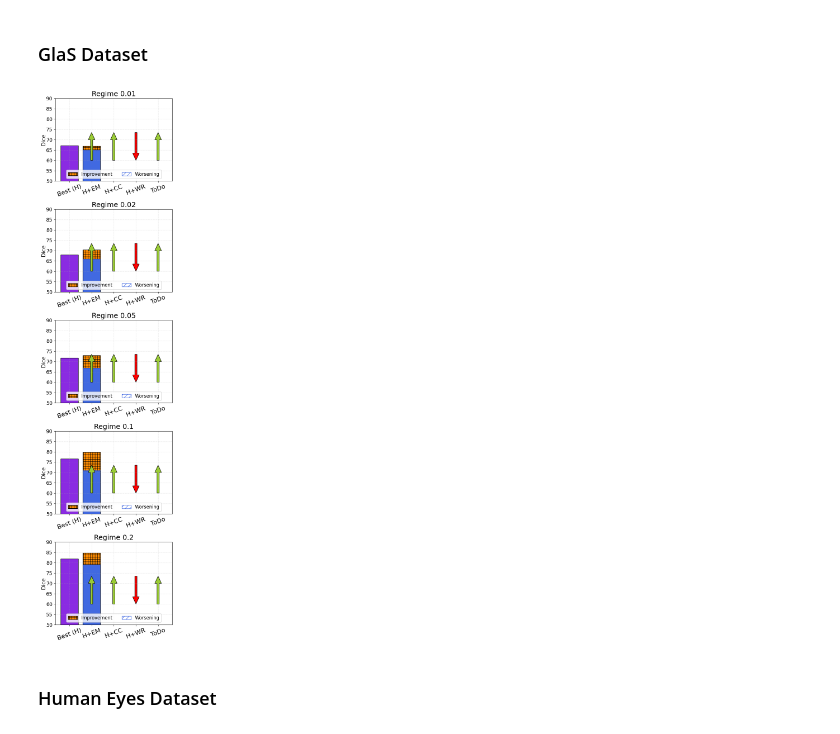
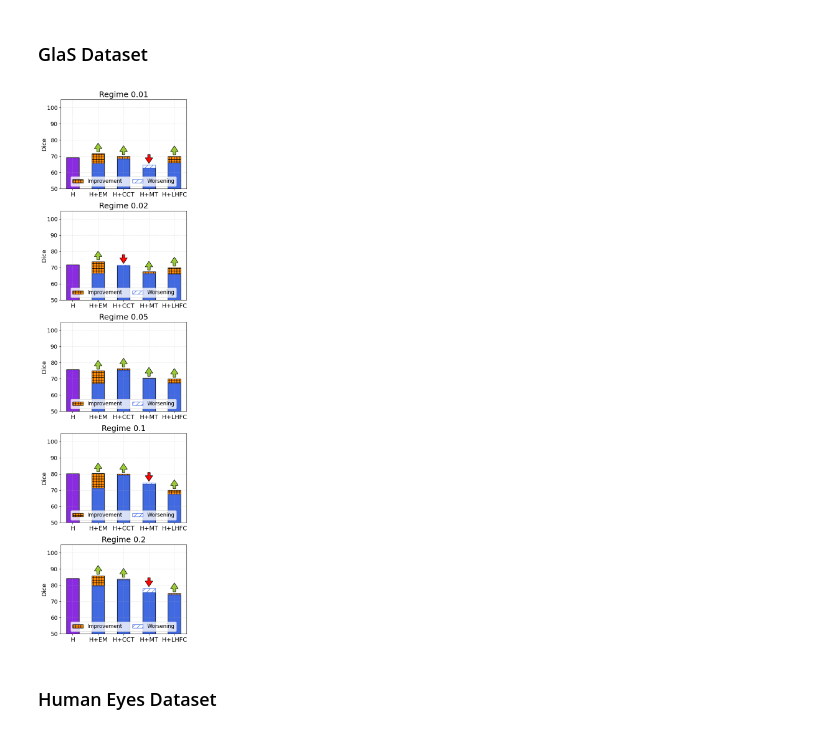
Before and after one commit to ciampluca/hebbian-skin-cancer-segmentation, a Jupyter notebook: show.ipynb, the cells around one changed output. Cells and saved outputs as stored; diff of their text form; code cells hidden in the pictures.

```diff
--- a/show.ipynb
+++ b/show.ipynb
@@ -933,114 +906,114 @@ plt.show()
 # %% [markdown]
 <h3>GlaS Dataset</h3>
 # %%
-width=0.8
+width=0.5
 
-x_labels = ['Best (H)', 'H+EM', 'H+CC', 'H+WR', 'ToDo']
+x_labels = ['H', 'H+EM', 'H+CCT', 'H+MT', 'H+LHFC']
 regimes = ['0.01', '0.02', '0.05', '0.1', '0.2']
 
-fig, axes = plt.subplots(5, 1, figsize=(5, 20), squeeze=False)
+fig, axes = plt.subplots(5, 1, figsize=(5, 18), squeeze=False)
 
 for j in range(5):
     #axes[0][j].xaxis.set_major_locator(ticker.NullLocator())
     #axes[0][j].set_xlabel("Method", fontsize=10)
-    axes[j][0].tick_params(axis='x', labelrotation=20)
-    axes[j][0].xaxis.set_tick_params(labelsize=16)
-    axes[j][0].grid(linestyle='--', linewidth=0.8, alpha=0.3)
+    axes[j][0].tick_params(axis='x', labelrotation=0)
+    axes[j][0].xaxis.set_tick_params(labelsize=14)
+    axes[j][0].grid(linestyle='--', linewidth=0.8, alpha=0.35)
     axes[j][0].set_ylabel("Dice", fontsize=14, labelpad=0)
     axes[j][0].yaxis.set_tick_params(labelsize=13)
     axes[j][0].set_title('Regime {}'.format(regimes[j]), fontsize=18)
-    axes[j][0].set_ylim([50, 90])
+    axes[j][0].set_ylim([50, 105])
 
 
 ############################
 # Regime 0.01
-hebb_001 = [67.15, 0, 0, 0, 0]
-values_001 = [0, 64.96, 0, 0, 0]
-improvements_001 = [0, (66.87-64.96), 0, 0, 0]
-worsening_001 = [0, 0, 0, 0, 0]
+hebb_001 = [69.32, 0, 0, 0, 0]
+values_001 = [0, 65.58, 68.45, 64.63-(64.63-62.85), 65.96]
+improvements_001 = [0, (71.70-65.58), (70.09-68.45), 0, (70-65.96)]
+worsening_001 = [0, 0, 0, (64.63-62.85), 0]
 
 axes[0,0].bar(x_labels, hebb_001, width=width, edgecolor="black", color='blueviolet')
 axes[0,0].bar(x_labels, values_001, width=width, edgecolor="black", color='royalblue')
 axes[0,0].bar(x_labels, improvements_001, bottom=values_001, width=width, edgecolor="black", color='darkorange', label='Improvement', hatch="++")
 axes[0,0].bar(x_labels, worsening_001, bottom=values_001, width=width, edgecolor="royalblue", color='white', label='Worsening', hatch="//")
-axes[0,0].arrow(x=1, y=60, dx=0, dy=10, width=.1, facecolor='yellowgreen', edgecolor='black', head_width=0.3, head_length=3.5)
-axes[0,0].arrow(x=2, y=60, dx=0, dy=10, width=.1, facecolor='yellowgreen', edgecolor='black', head_width=0.3, head_length=3.5)
-axes[0,0].arrow(x=3, y=60+10+3.5, dx=0, dy=-10, width=.1, facecolor='red', edgecolor='black', head_width=0.3, head_length=3.5)
-axes[0,0].arrow(x=4, y=60, dx=0, dy=10, width=.1, facecolor='yellowgreen', edgecolor='black', head_width=0.3, head_length=3.5)
+axes[0,0].arrow(x=1, y=71.70+1, dx=0, dy=2, width=.1, facecolor='yellowgreen', edgecolor='black', head_width=0.3, head_length=3.5)
+axes[0,0].arrow(x=2, y=70.09+1, dx=0, dy=2, width=.1, facecolor='yellowgreen', edgecolor='black', head_width=0.3, head_length=3.5)
+axes[0,0].arrow(x=3, y=64.63+1+2+3.5, dx=0, dy=-2, width=.1, facecolor='red', edgecolor='black', head_width=0.3, head_length=3.5)
+axes[0,0].arrow(x=4, y=70+1, dx=0, dy=2, width=.1, facecolor='yellowgreen', edgecolor='black', head_width=0.3, head_length=3.5)
 axes[0,0].legend(ncol=2, fontsize=12, loc='lower center')
 
 ############################
 # Regime 0.02
-hebb_002 = [67.97, 0, 0, 0, 0]
-values_002 = [0, 65.91, 0, 0, 0]
-improvements_002 = [0, (70.34-65.91), 0, 0, 0]
-worsening_002 = [0, 0, 0, 0, 0]
+hebb_002 = [71.87, 0, 0, 0, 0]
+values_002 = [0, 66.42, 71.54-(71.54-71.19), 66.46, 66.00]
+improvements_002 = [0, (73.78-66.42), 0, (67.50-66.46), (70-66.00)]
+worsening_002 = [0, 0, (71.54-71.19), 0, 0]
 
 axes[1,0].bar(x_labels, hebb_002, width=width, edgecolor="black", color='blueviolet')
 axes[1,0].bar(x_labels, values_002, width=width, edgecolor="black", color='royalblue')
 axes[1,0].bar(x_labels, improvements_002, bottom=values_002, width=width, edgecolor="black", color='darkorange', label='Improvement', hatch="++")
 axes[1,0].bar(x_labels, worsening_002, bottom=values_002, width=width, edgecolor="royalblue", color='white', label='Worsening', hatch="//")
-axes[1,0].arrow(x=1, y=60, dx=0, dy=10, width=.1, facecolor='yellowgreen', edgecolor='black', head_width=0.3, head_length=3.5)
-axes[1,0].arrow(x=2, y=60, dx=0, dy=10, width=.1, facecolor='yellowgreen', edgecolor='black', head_width=0.3, head_length=3.5)
-axes[1,0].arrow(x=3, y=60+10+3.5, dx=0, dy=-10, width=.1, facecolor='red', edgecolor='black', head_width=0.3, head_length=3.5)
-axes[1,0].arrow(x=4, y=60, dx=0, dy=10, width=.1, facecolor='yellowgreen', edgecolor='black', head_width=0.3, head_length=3.5)
+axes[1,0].arrow(x=1, y=73.78+1, dx=0, dy=2, width=.1, facecolor='yellowgreen', edgecolor='black', head_width=0.3, head_length=3.5)
+axes[1,0].arrow(x=2, y=71.54+1+2+3.5, dx=0, dy=-2, width=.1, facecolor='red', edgecolor='black', head_width=0.3, head_length=3.5)
+axes[1,0].arrow(x=3, y=67.50+1, dx=0, dy=2, width=.1, facecolor='yellowgreen', edgecolor='black', head_width=0.3, head_length=3.5)
+axes[1,0].arrow(x=4, y=70+1, dx=0, dy=2, width=.1, facecolor='yellowgreen', edgecolor='black', head_width=0.3, head_length=3.5)
 axes[1,0].legend(ncol=2, fontsize=12, loc='lower center')
 
 ############################
 # Regime 0.05
-hebb_005 = [71.74, 0, 0, 0, 0]
-values_005 = [0, 66.89, 0, 0, 0]
-improvements_005 = [0, (73.01-66.89), 0, 0, 0]
+hebb_005 = [75.84, 0, 0, 0, 0]
+values_005 = [0, 67.14, 75.35, 70.31, 67.36]
+improvements_005 = [0, (75.02-67.14), (76.33-75.35), (70.66-70.31), (70-67.36)]
 worsening_005 = [0, 0, 0, 0, 0]
 
 axes[2,0].bar(x_labels, hebb_005, width=width, edgecolor="black", color='blueviolet')
 axes[2,0].bar(x_labels, values_005, width=width, edgecolor="black", color='royalblue')
 axes[2,0].bar(x_labels, improvements_005, bottom=values_005, width=width, edgecolor="black", color='darkorange', label='Improvement', hatch="++")
 axes[2,0].bar(x_labels, worsening_005, bottom=values_005, width=width, edgecolor="royalblue", color='white', label='Worsening', hatch="//")
-axes[2,0].arrow(x=1, y=60, dx=0, dy=10, width=.1, facecolor='yellowgreen', edgecolor='black', head_width=0.3, head_length=3.5)
-axes[2,0].arrow(x=2, y=60, dx=0, dy=10, width=.1, facecolor='yellowgreen', edgecolor='black', head_width=0.3, head_length=3.5)
-axes[2,0].arrow(x=3, y=60+10+3.5, dx=0, dy=-10, width=.1, facecolor='red', edgecolor='black', head_width=0.3, head_length=3.5)
-axes[2,0].arrow(x=4, y=60, dx=0, dy=10, width=.1, facecolor='yellowgreen', edgecolor='black', head_width=0.3, head_length=3.5)
+axes[2,0].arrow(x=1, y=75.02+1, dx=0, dy=2, width=.1, facecolor='yellowgreen', edgecolor='black', head_width=0.3, head_length=3.5)
+axes[2,0].arrow(x=2, y=76.33+1, dx=0, dy=2, width=.1, facecolor='yellowgreen', edgecolor='black', head_width=0.3, head_length=3.5)
+axes[2,0].arrow(x=3, y=70.66+1, dx=0, dy=2, width=.1, facecolor='yellowgreen', edgecolor='black', head_width=0.3, head_length=3.5)
+axes[2,0].arrow(x=4, y=70+1, dx=0, dy=2, width=.1, facecolor='yellowgreen', edgecolor='black', head_width=0.3, head_length=3.5)
 axes[2,0].legend(ncol=2, fontsize=12, loc='lower center')
 
 ############################
 # Regime 0.1
-hebb_01 = [76.69, 0, 0, 0, 0]
-values_01 = [0, 70.94, 0, 0, 0]
-improvements_01 = [0, (79.82-70.94), 0, 0, 0]
-worsening_01 = [0, 0, 0, 0, 0]
+hebb_01 = [80.17, 0, 0, 0, 0]
+values_01 = [0, 71.29, 79.34, 74.49-(74.49-73.86), 67.63]
+improvements_01 = [0, (80.36-71.29), (80-79.34), 0, (70-67.63)]
+worsening_01 = [0, 0, 0, (74.49-73.86), 0]
 
 axes[3,0].bar(x_labels, hebb_01, width=width, edgecolor="black", color='blueviolet')
 axes[3,0].bar(x_labels, values_01, width=width, edgecolor="black", color='royalblue')
 axes[3,0].bar(x_labels, improvements_01, bottom=values_01, width=width, edgecolor="black", color='darkorange', label='Improvement', hatch="++")
 axes[3,0].bar(x_labels, worsening_01, bottom=values_01, width=width, edgecolor="royalblue", color='white', label='Worsening', hatch="//")
-axes[3,0].arrow(x=1, y=60, dx=0, dy=10, width=.1, facecolor='yellowgreen', edgecolor='black', head_width=0.3, head_length=3.5)
-axes[3,0].arrow(x=2, y=60, dx=0, dy=10, width=.1, facecolor='yellowgreen', edgecolor='black', head_width=0.3, head_length=3.5)
-axes[3,0].arrow(x=3, y=60+10+3.5, dx=0, dy=-10, width=.1, facecolor='red', edgecolor='black', head_width=0.3, head_length=3.5)
-axes[3,0].arrow(x=4, y=60, dx=0, dy=10, width=.1, facecolor='yellowgreen', edgecolor='black', head_width=0.3, head_length=3.5)
+axes[3,0].arrow(x=1, y=80.36+1, dx=0, dy=2, width=.1, facecolor='yellowgreen', edgecolor='black', head_width=0.3, head_length=3.5)
+axes[3,0].arrow(x=2, y=80+1, dx=0, dy=2, width=.1, facecolor='yellowgreen', edgecolor='black', head_width=0.3, head_length=3.5)
+axes[3,0].arrow(x=3, y=74.49+1+2+3.5, dx=0, dy=-2, width=.1, facecolor='red', edgecolor='black', head_width=0.3, head_length=3.5)
+axes[3,0].arrow(x=4, y=70+1, dx=0, dy=2, width=.1, facecolor='yellowgreen', edgecolor='black', head_width=0.3, head_length=3.5)
 axes[3,0].legend(ncol=2, fontsize=12, loc='lower center')
 
 ############################
 # Regime 0.2
-hebb_02 = [81.93, 0, 0, 0, 0]
-values_02 = [0, 79.03, 0, 0, 0]
-improvements_02 = [0, (84.72-79.03), 0, 0, 0]
-worsening_02 = [0, 0, 0, 0, 0]
+hebb_02 = [84.20, 0, 0, 0, 0]
+values_02 = [0, 79.61, 83.60, 78.14-(78.14-75.58), 74.25]
+improvements_02 = [0, (85.80-79.61), (84-83.60), 0, (75-74.25)]
+worsening_02 = [0, 0, 0, (78.14-75.58), 0]
 
 axes[4,0].bar(x_labels, hebb_02, width=width, edgecolor="black", color='blueviolet')
 axes[4,0].bar(x_labels, values_02, width=width, edgecolor="black", color='royalblue')
 axes[4,0].bar(x_labels, improvements_02, bottom=values_02, width=width, edgecolor="black", color='darkorange', label='Improvement', hatch="++")
 axes[4,0].bar(x_labels, worsening_02, bottom=values_02, width=width, edgecolor="royalblue", color='white', label='Worsening', hatch="//")
-axes[4,0].arrow(x=1, y=60, dx=0, dy=10, width=.1, facecolor='yellowgreen', edgecolor='black', head_width=0.3, head_length=3.5)
-axes[4,0].arrow(x=2, y=60, dx=0, dy=10, width=.1, facecolor='yellowgreen', edgecolor='black', head_width=0.3, head_length=3.5)
-axes[4,0].arrow(x=3, y=60+10+3.5, dx=0, dy=-10, width=.1, facecolor='red', edgecolor='black', head_width=0.3, head_length=3.5)
-axes[4,0].arrow(x=4, y=60, dx=0, dy=10, width=.1, facecolor='yellowgreen', edgecolor='black', head_width=0.3, head_length=3.5)
+axes[4,0].arrow(x=1, y=85.80+1, dx=0, dy=2, width=.1, facecolor='yellowgreen', edgecolor='black', head_width=0.3, head_length=3.5)
+axes[4,0].arrow(x=2, y=84+1, dx=0, dy=2, width=.1, facecolor='yellowgreen', edgecolor='black', head_width=0.3, head_length=3.5)
+axes[4,0].arrow(x=3, y=78.14+1+2+3.5, dx=0, dy=-2, width=.1, facecolor='red', edgecolor='black', head_width=0.3, head_length=3.5)
+axes[4,0].arrow(x=4, y=75+1, dx=0, dy=2, width=.1, facecolor='yellowgreen', edgecolor='black', head_width=0.3, head_length=3.5)
 axes[4,0].legend(ncol=2, fontsize=12, loc='lower center')
 
 plt.tight_layout()
 plt.savefig("./figures/glas_plots_v.pdf", format="pdf", bbox_inches="tight")
 plt.show()
 # %% [output]
-[figure, old version]
+[figure, new version]
 # %% [markdown]
 <h3>Human Eyes Dataset</h3>
```
Also changed, not shown: parts of 24 cells of this notebook, 14 other files.
